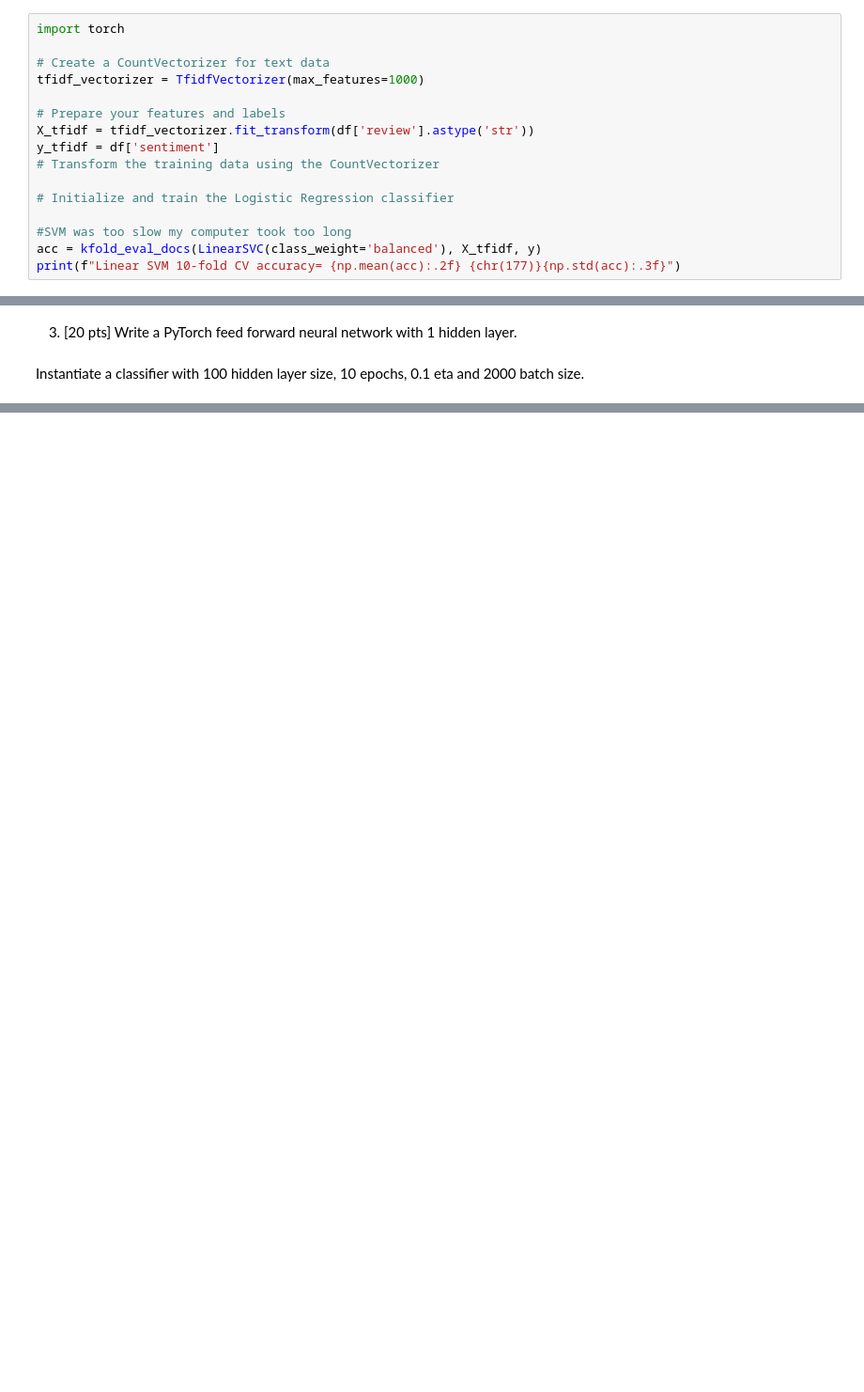
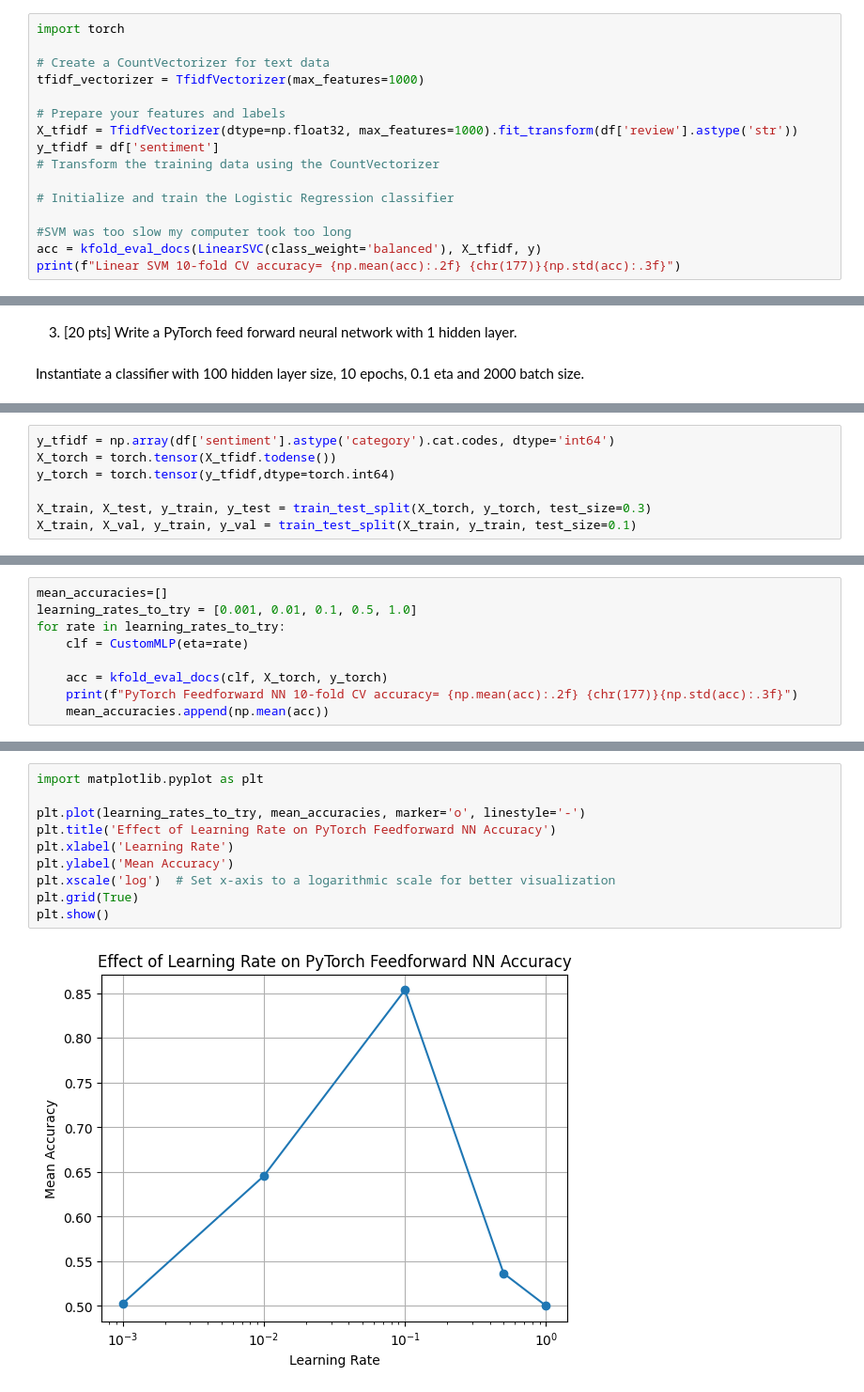
Before and after one commit to Higgs32584/CS_766_13, a Jupyter notebook: Assignment#13_Michael_Higgins.ipynb, the cells around one changed output, grey strips where cells are left out. Shown at 94% size. Saved outputs shown, nothing was run; the diff lists cells and outputs as text; blank space fills up the shorter version.

```diff
--- a/Assignment#13_Michael_Higgins.ipynb
+++ b/Assignment#13_Michael_Higgins.ipynb
@@ -121,7 +121,7 @@ import torch
 tfidf_vectorizer = TfidfVectorizer(max_features=1000)
 
 # Prepare your features and labels
-X_tfidf = tfidf_vectorizer.fit_transform(df['review'].astype('str'))
+X_tfidf = TfidfVectorizer(dtype=np.float32, max_features=1000).fit_transform(df['review'].astype('str'))
 y_tfidf = df['sentiment']
 # Transform the training data using the CountVectorizer
 
@@ -236,0 +228,7 @@ MyNetwork(
+# %%
+y_tfidf = np.array(df['sentiment'].astype('category').cat.codes, dtype='int64')
+X_torch = torch.tensor(X_tfidf.todense())
+y_torch = torch.tensor(y_tfidf,dtype=torch.int64)
+
+X_train, X_test, y_train, y_test = train_test_split(X_torch, y_torch, test_size=0.3)
+X_train, X_val, y_train, y_val = train_test_split(X_train, y_train, test_size=0.1)
@@ -236,0 +299,9 @@ MyNetwork(
+# %%
+mean_accuracies=[]
+learning_rates_to_try = [0.001, 0.01, 0.1, 0.5, 1.0]
+for rate in learning_rates_to_try:
+    clf = CustomMLP(eta=rate)
+
+    acc = kfold_eval_docs(clf, X_torch, y_torch)
+    print(f"PyTorch Feedforward NN 10-fold CV accuracy= {np.mean(acc):.2f} {chr(177)}{np.std(acc):.3f}")
+    mean_accuracies.append(np.mean(acc))
@@ -236,0 +314,12 @@ MyNetwork(
+# %%
+import matplotlib.pyplot as plt
+
+plt.plot(learning_rates_to_try, mean_accuracies, marker='o', linestyle='-')
+plt.title('Effect of Learning Rate on PyTorch Feedforward NN Accuracy')
+plt.xlabel('Learning Rate')
+plt.ylabel('Mean Accuracy')
+plt.xscale('log')  # Set x-axis to a logarithmic scale for better visualization
+plt.grid(True)
+plt.show()
+# %% [output]
+[figure, added]
```
Also changed, not shown: parts of 13 cells of this notebook.
